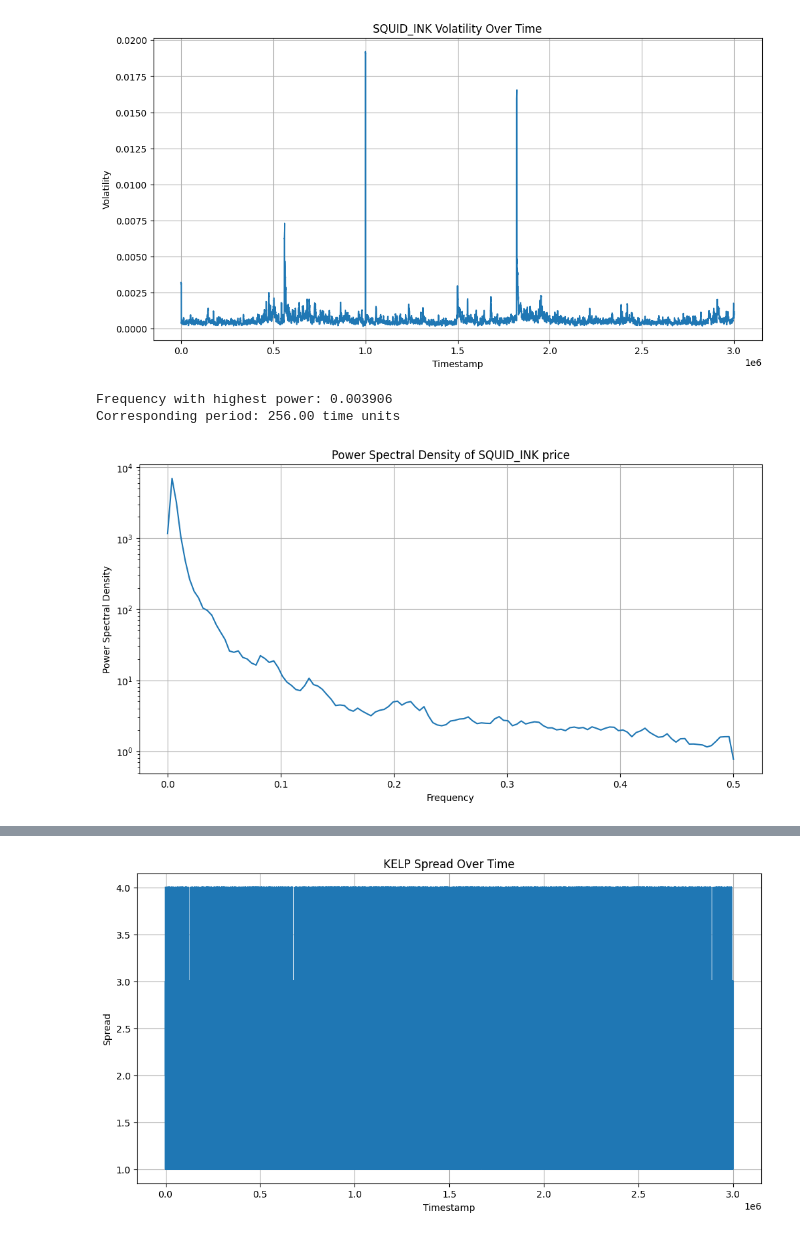
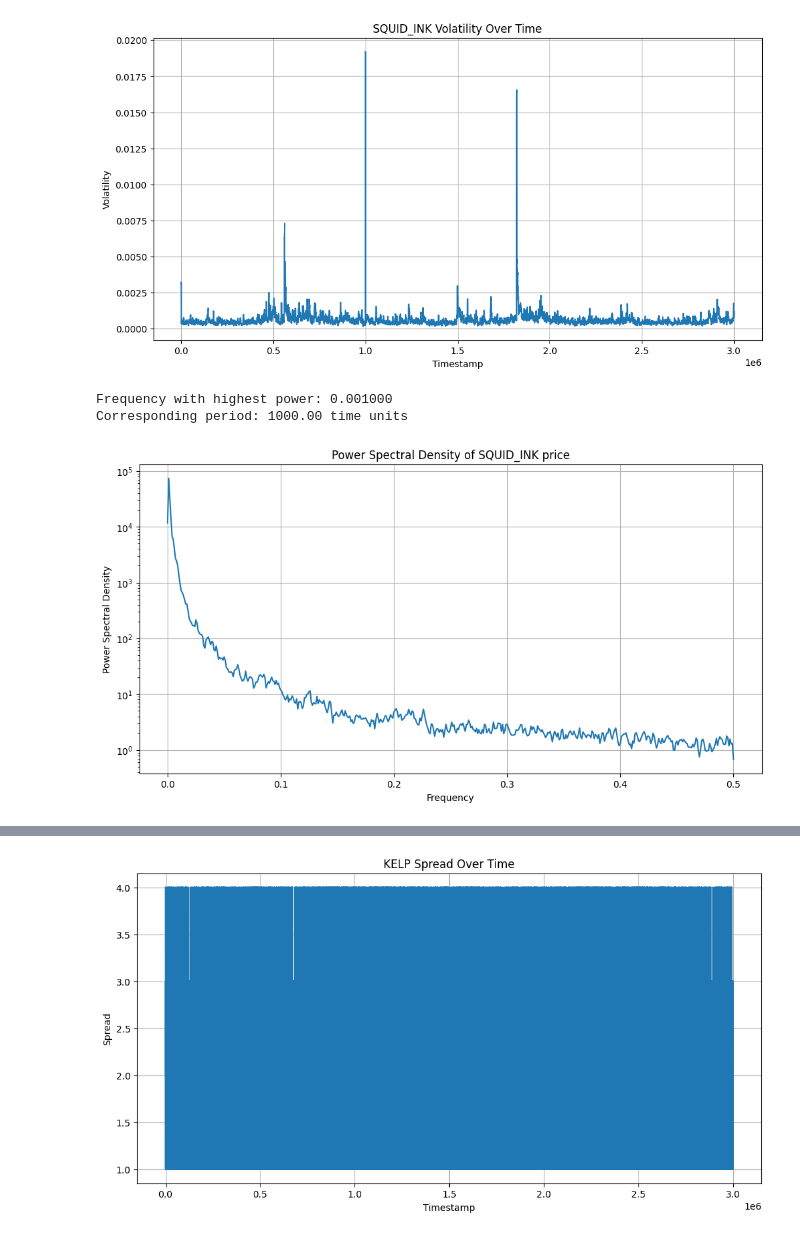
Before and after one commit to shank959/prosperity-imc25, a Jupyter notebook: rounds/round1/eda/round1_eda.ipynb, the cells around one changed output, grey strips where cells are left out. Cells and saved outputs as stored; diff of their text form; code cells hidden in the pictures.

```diff
--- a/rounds/round1/eda/round1_eda.ipynb
+++ b/rounds/round1/eda/round1_eda.ipynb
@@ -238,36 +365,36 @@ plt.grid(True)
 # %%
 import matplotlib.pyplot as plt
 from scipy.signal import welch
 
 # Calculate log returns for squid ink
 squid_ink_log_returns = np.log(squid_ink_df['vwap']).diff().dropna()
 
 # Compute power spectral density using Welch's method
-frequencies, psd = welch(squid_ink_df['vwap'], nperseg=256)
+frequencies, psd = welch(squid_ink_df['vwap'], nperseg=1000)
 
 # Find frequency with maximum power
 max_psd_idx = np.argmax(psd)
 max_freq = frequencies[max_psd_idx]
 
 # Calculate period (1/frequency)
 period = 1/max_freq if max_freq != 0 else float('inf')
 
 print(f"Frequency with highest power: {max_freq:.6f}")
 print(f"Corresponding period: {period:.2f} time units")
 
 
 # Plot the power spectral density
 plt.figure(figsize=(12, 6))
 plt.semilogy(frequencies, psd)
 plt.title('Power Spectral Density of SQUID_INK price')
 plt.xlabel('Frequency')
 plt.ylabel('Power Spectral Density')
 plt.grid(True)
 plt.show()
 # %% [output]
-Frequency with highest power: 0.003906
-Corresponding period: 256.00 time units
+Frequency with highest power: 0.001000
+Corresponding period: 1000.00 time units
-[figure, old version]
+[figure, new version]
 # %%
 # do the same for kelp
 kelp_df = merged_df[merged_df["product"] == "KELP"].copy()
```
Also changed, not shown: parts of 9 cells of this notebook.
